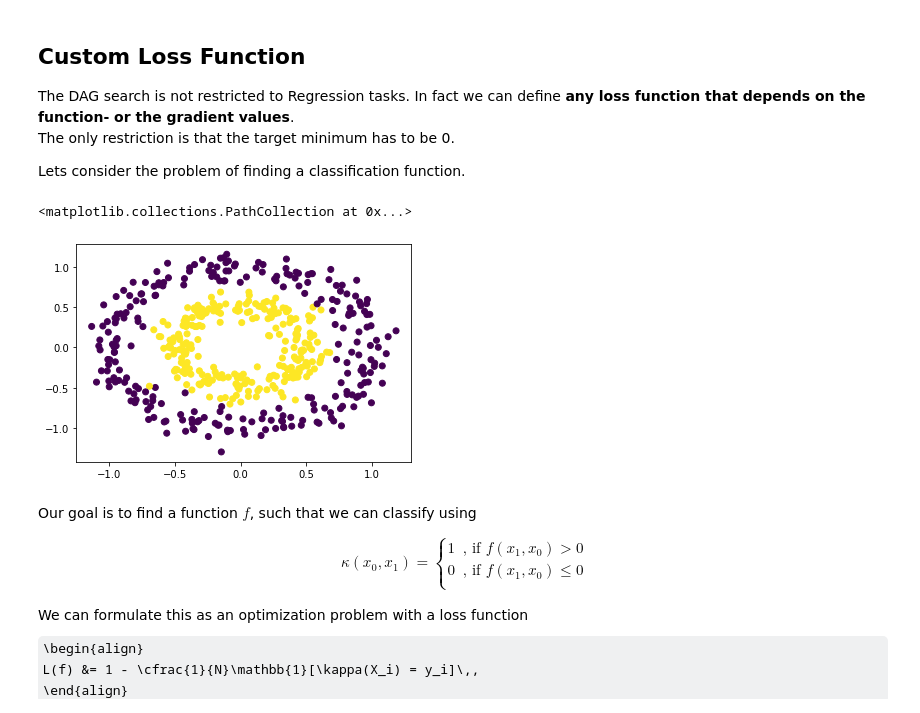
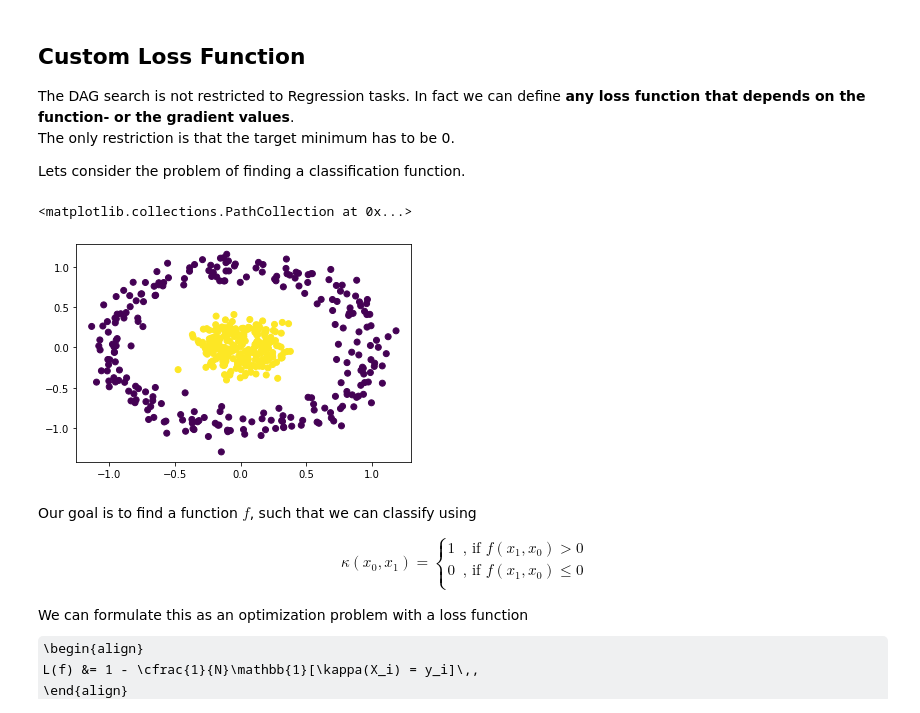
Before and after one commit to kahlmeyer94/DAG_search, a Jupyter notebook: tutorial.ipynb, the cells around one changed output. Drawn from its saved outputs; the diff is of its cells as text; code cells hidden in the pictures; some formulas as TeX source.

Commit message:
updated plotting

```diff
--- a/tutorial.ipynb
+++ b/tutorial.ipynb
@@ -247,11 +258,11 @@ The only restriction is that the target minimum has to be 0.
 Lets consider the problem of finding a classification function.
 # %%
 from sklearn.datasets import make_circles
-X, y = make_circles(n_samples=500, noise=0.1, factor=0.5, random_state=1)
+X, y = make_circles(n_samples=500, noise=0.1, factor=0.2, random_state=1)
 plt.scatter(X[:, 0], X[:, 1], c = y)
 # %% [output]
 <matplotlib.collections.PathCollection at 0x...>
-[figure, old version]
+[figure, new version]
 # %% [markdown]
 Our goal is to find a function $f$, such that we can classify using
 \begin{align}
```
Also changed, not shown: parts of 14 cells of this notebook.
